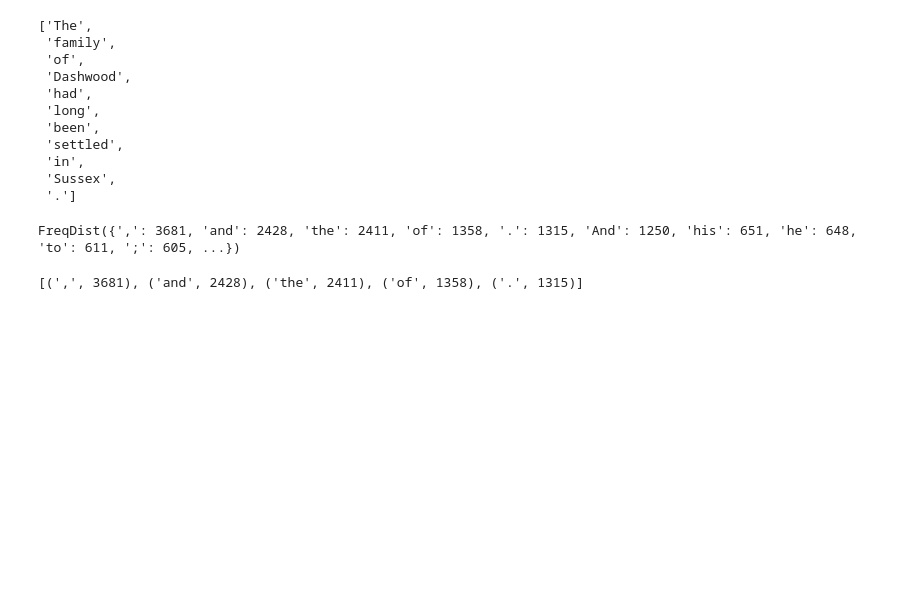
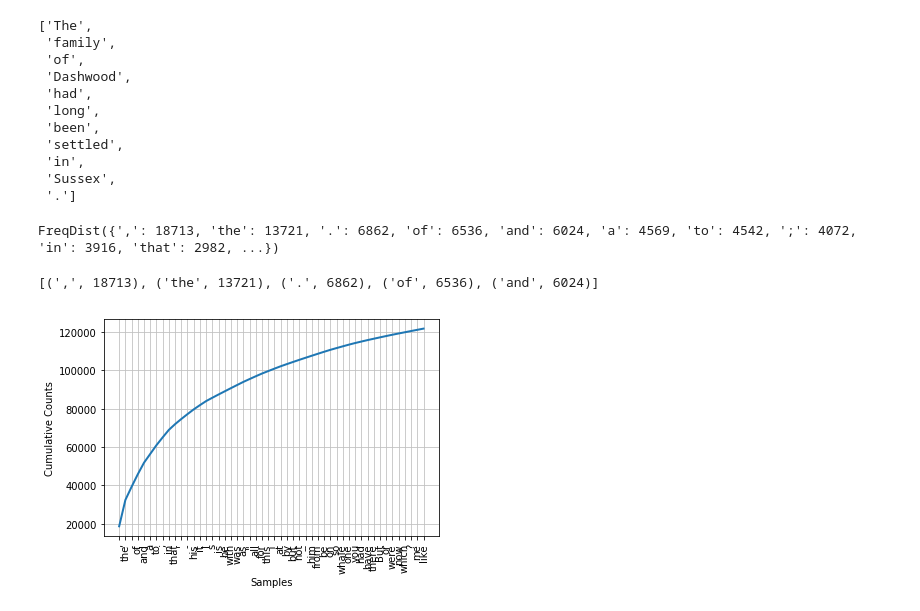
Before and after one commit to catxxx591/30, a Jupyter notebook: 1/aitext.ipynb, the cells around one changed output. Drawn from its saved outputs; the diff is of its cells as text; code cells hidden in the pictures; blank space fills up the shorter version.

```diff
--- a/1/aitext.ipynb
+++ b/1/aitext.ipynb
@@ -105,10 +105,14 @@ sent2
  'Sussex',
  '.']
 # %%
-FreqDist(text3)
+FreqDist(text1)
 # %% [output]
-FreqDist({',': 3681, 'and': 2428, 'the': 2411, 'of': 1358, '.': 1315, 'And': 1250, 'his': 651, 'he': 648, 'to': 611, ';': 605, ...})
+FreqDist({',': 18713, 'the': 13721, '.': 6862, 'of': 6536, 'and': 6024, 'a': 4569, 'to': 4542, ';': 4072, 'in': 3916, 'that': 2982, ...})
 # %%
-FreqDist(text3).most_common(5)
+FreqDist(text1).most_common(5)
 # %% [output]
-[(',', 3681), ('and', 2428), ('the', 2411), ('of', 1358), ('.', 1315)]
+[(',', 18713), ('the', 13721), ('.', 6862), ('of', 6536), ('and', 6024)]
+# %%
+FreqDist(text1).plot(50, cumulative=True)
+# %% [output]
+[figure, added]
```
Also changed, not shown: 1 other file.
